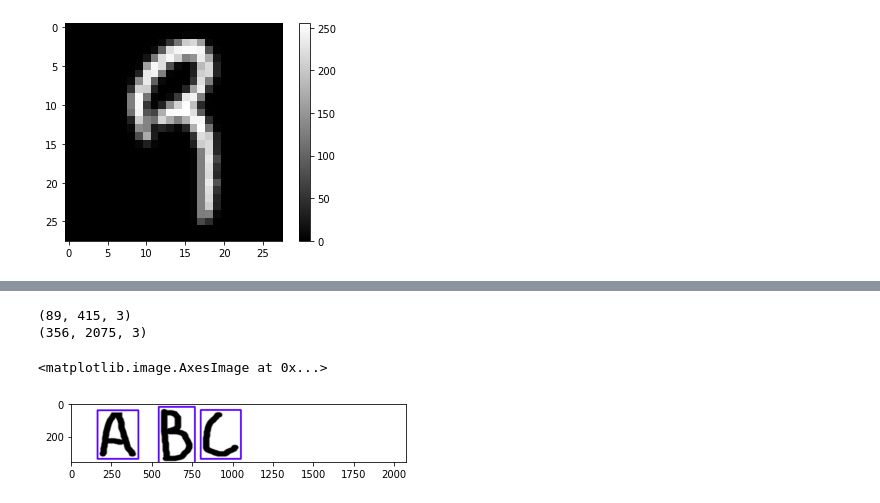
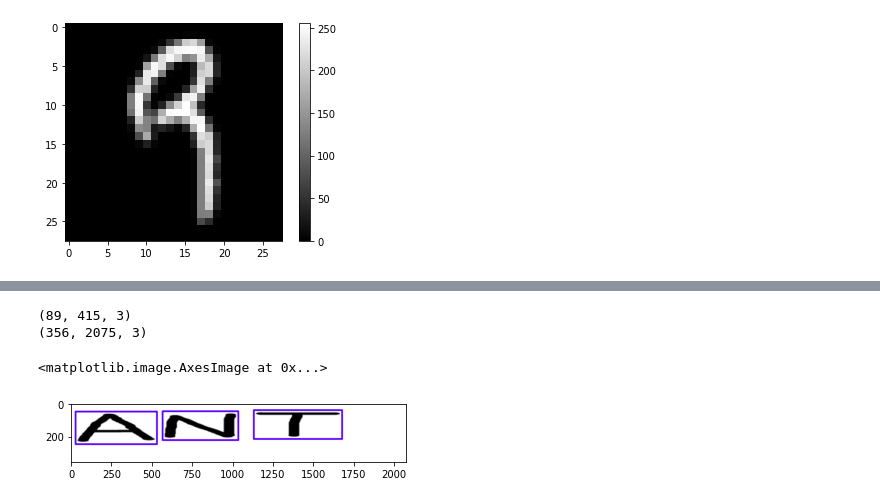
Before and after one commit to parajuliswopnil/HandwritingRecognition, a Jupyter notebook: src/ML_model.ipynb, the cells around one changed output, grey strips where cells are left out. Saved outputs shown, nothing was run; the diff lists cells and outputs as text; code cells hidden in the pictures.

```diff
--- a/src/ML_model.ipynb
+++ b/src/ML_model.ipynb
@@ -320,37 +320,37 @@ import numpy as np
 from matplotlib import pyplot as plt
 %matplotlib inline
 
-image = cv.imread('example.png')
+image = cv.imread('ant.png')
 height, width, depth = image.shape
 print(image.shape)
 
 image = cv.resize(image, dsize=(width*5, height*4), interpolation=cv.INTER_CUBIC)
 print(image.shape)
 
 gray = cv.cvtColor(image,cv.COLOR_BGR2GRAY)
 ret,thresh = cv.threshold(gray,127,255,cv.THRESH_BINARY_INV)
 
 kernel = np.ones((5,5), np.uint8)
 img_dilation = cv.dilate(thresh, kernel, iterations=1)
 
 gsblur=cv.GaussianBlur(img_dilation,(5,5),0)
 
 ctrs, hier = cv.findContours(gsblur.copy(), cv.RETR_EXTERNAL, cv.CHAIN_APPROX_SIMPLE)
 m = list()
 #sort contours
 sorted_ctrs = sorted(ctrs, key=lambda ctr: cv.boundingRect(ctr)[0])
 pchl = list()
 dp = image.copy()
 for i, ctr in enumerate(sorted_ctrs):
     # Get bounding box
     x, y, w, h = cv.boundingRect(ctr)
     cv.rectangle(dp,(x-10,y-10),( x + w + 10, y + h + 10 ),(90,0,255),9)
 plt.imshow(dp)
 # %% [output]
 (89, 415, 3)
 (356, 2075, 3)
 <matplotlib.image.AxesImage at 0x...>
-[figure, old version]
+[figure, new version]
 # %%
 characters = '0abcdefghijklmnopqrstuvwxyz'
 prediction = list()
```
Also changed, not shown: parts of 8 cells of this notebook, 19 other files.
